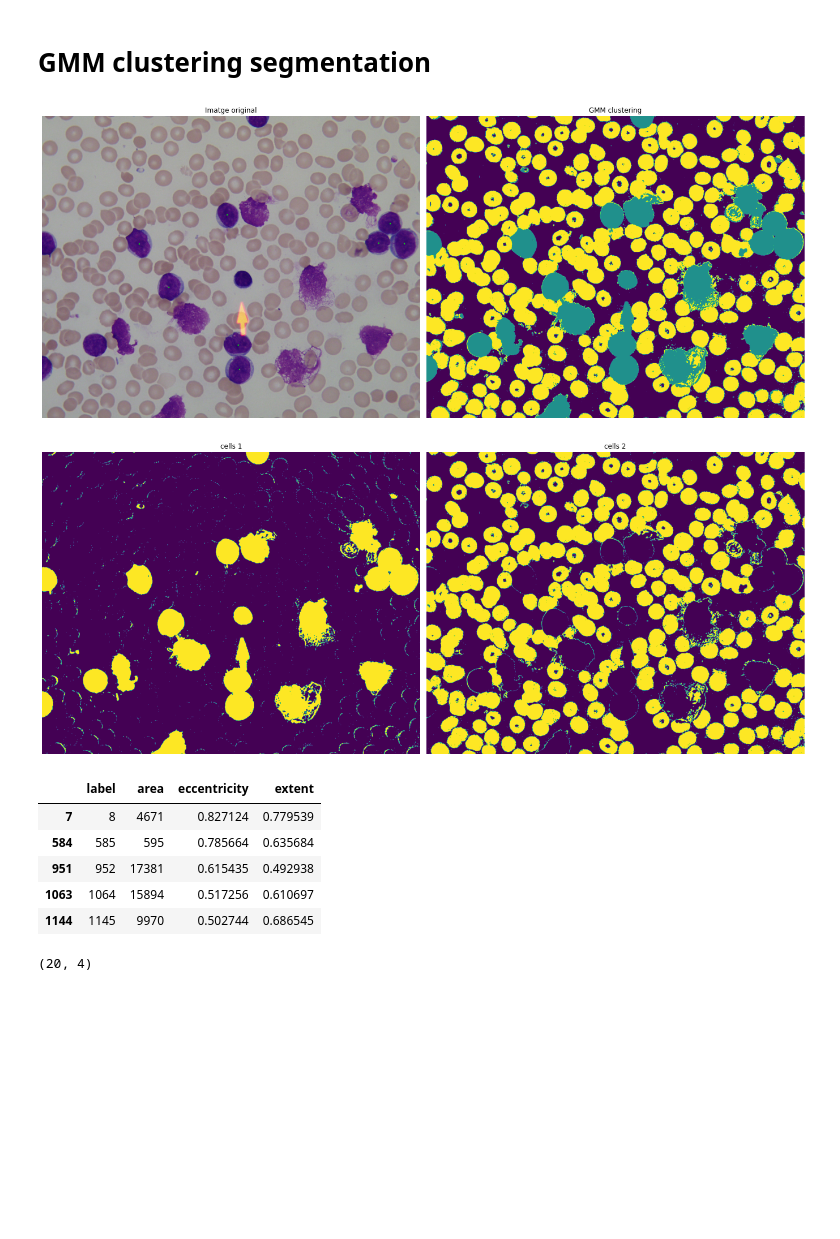
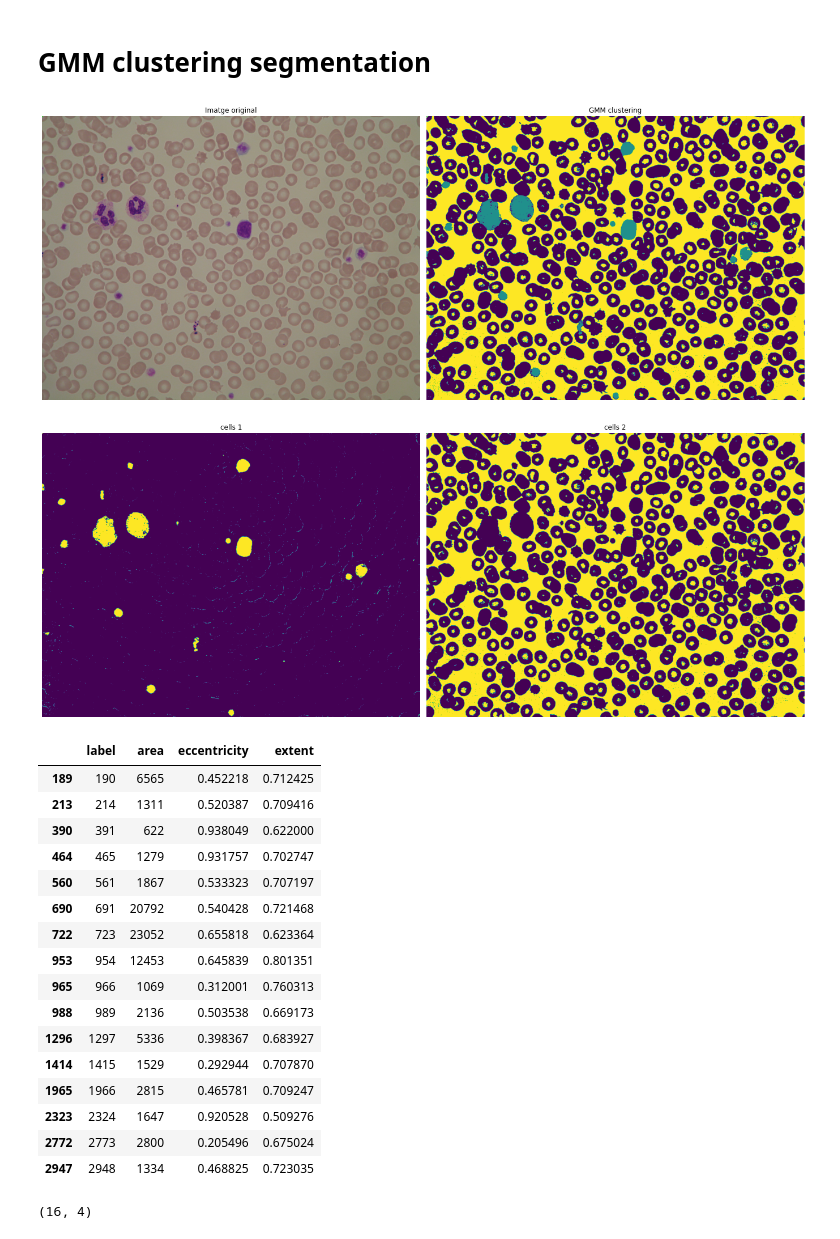
Before and after one commit to raulbenitez/LEUKEMIA_database, a Jupyter notebook: Leukemia_analysis.ipynb, the cells around one changed output. Saved outputs shown, nothing was run; the diff lists cells and outputs as text; code cells hidden in the pictures; blank space fills up the shorter version.

```diff
--- a/Leukemia_analysis.ipynb
+++ b/Leukemia_analysis.ipynb
@@ -105,7 +87,7 @@ VOL.files
 import skimage as sk # load skimage libraries
 import matplotlib.pyplot as plt
 
-IM_number = 2
+IM_number = 108
 df1=df.loc[df['image']==IM_number]
 pos = np.int64(df1[['x','y']].values)
 
@@ -149,7 +131,7 @@ ax1.set_axis_off()
 plt.tight_layout()
 plt.show()
 # %% [output]
-[figure, old version]
+[figure, new version]
 # %%
 fig = plt.figure(figsize=(19, 19))
 gs = gridspec.GridSpec(2, 2)
@@ -167,25 +149,36 @@ ax1.set_axis_off()
 plt.tight_layout()
 plt.show()
 # %% [output]
-[figure, old version]
+[figure, new version]
 # %%
 from skimage import data, measure
 label_image, nregions = measure.label(I_segment==1,return_num=True)
 props_aux = measure.regionprops_table(label_image,properties=['label','area','eccentricity','extent'])
-df = pd.DataFrame(props_aux)
-df1 = df.loc[df['area']>500]
-df1.head()
+dfa = pd.DataFrame(props_aux)
+df1 = dfa.loc[dfa['area']>500]
+df1.head(20)
 # %% [output]
 |  | label | area | eccentricity | extent |
-| 7 | 8 | 4671 | 0.827124 | 0.779539 |
-| 584 | 585 | 595 | 0.785664 | 0.635684 |
-| 951 | 952 | 17381 | 0.615435 | 0.492938 |
-| 1063 | 1064 | 15894 | 0.517256 | 0.610697 |
-| 1144 | 1145 | 9970 | 0.502744 | 0.686545 |
+| 189 | 190 | 6565 | 0.452218 | 0.712425 |
+| 213 | 214 | 1311 | 0.520387 | 0.709416 |
+| 390 | 391 | 622 | 0.938049 | 0.622000 |
+| 464 | 465 | 1279 | 0.931757 | 0.702747 |
+| 560 | 561 | 1867 | 0.533323 | 0.707197 |
+| 690 | 691 | 20792 | 0.540428 | 0.721468 |
+| 722 | 723 | 23052 | 0.655818 | 0.623364 |
+| 953 | 954 | 12453 | 0.645839 | 0.801351 |
+| 965 | 966 | 1069 | 0.312001 | 0.760313 |
+| 988 | 989 | 2136 | 0.503538 | 0.669173 |
+| 1296 | 1297 | 5336 | 0.398367 | 0.683927 |
+| 1414 | 1415 | 1529 | 0.292944 | 0.707870 |
+| 1965 | 1966 | 2815 | 0.465781 | 0.709247 |
+| 2323 | 2324 | 1647 | 0.920528 | 0.509276 |
+| 2772 | 2773 | 2800 | 0.205496 | 0.675024 |
+| 2947 | 2948 | 1334 | 0.468825 | 0.723035 |
 # %%
 df1.shape
 # %% [output]
-(20, 4)
+(16, 4)
 # %%
 from skimage import data, measure
 label_image, nregions = measure.label(I_segment==2,return_num=True)
```
Also changed, not shown: parts of 5 cells of this notebook.
